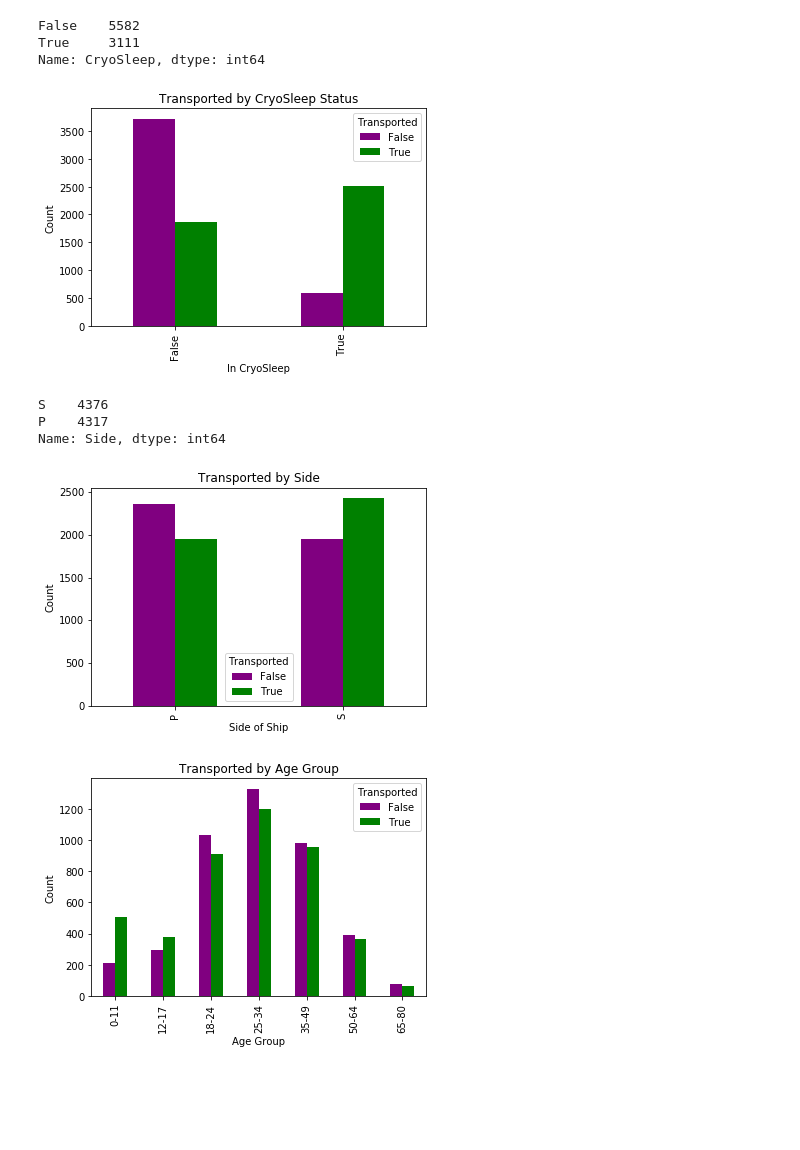
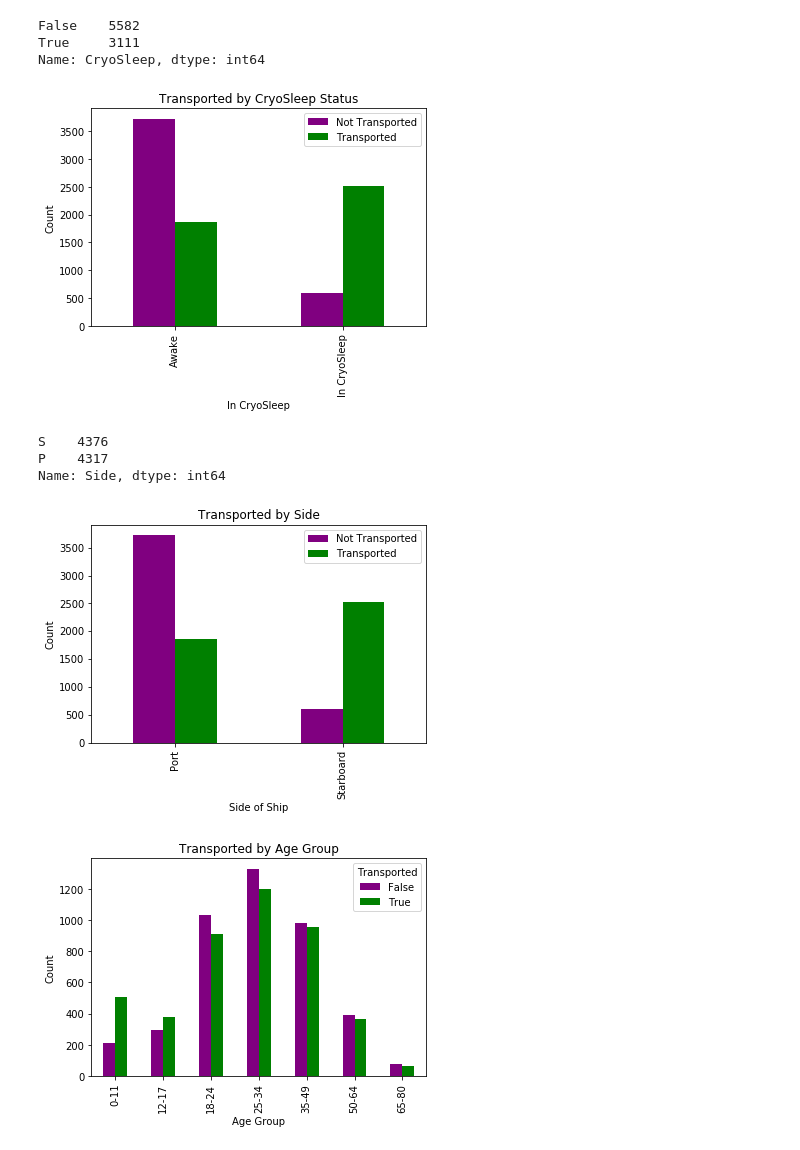
Before and after one commit to mibarraprado/-UofO_Data_AnalyticsBootcamp_Project_4, a Jupyter notebook: exploratory_analysis.ipynb, the cells around one changed output. Drawn from its saved outputs; the diff is of its cells as text; code cells hidden in the pictures; blank space fills up the shorter version.

Commit message:
update plots

```diff
--- a/exploratory_analysis.ipynb
+++ b/exploratory_analysis.ipynb
@@ -109,16 +109,24 @@ False    5582
 True     3111
 Name: CryoSleep, dtype: int64
 # %%
-# Plot CryoSleep
-titanic_df.groupby(['CryoSleep', 'Transported']).size().unstack().plot(kind='bar', stacked=False, color=["purple", "green"])
+grouped_df_cryosleep = titanic_df.groupby(['CryoSleep', 'Transported']).size().unstack()
+
+ax = grouped_df_cryosleep.plot(kind='bar', stacked=False, color=["purple", "green"])
+
+legend_labels = ['Not Transported', 'Transported']
+ax.legend(legend_labels)
+
+x_tick_labels = ['Awake', 'In CryoSleep']
+ax.set_xticklabels(x_tick_labels)
+
 plt.title("Transported by CryoSleep Status")
 plt.xlabel("In CryoSleep")
 plt.ylabel("Count")
 
 plt.savefig('byCryoSleep.jpg', bbox_inches='tight')
 plt.show()
 # %% [output]
-[figure, old version]
+[figure, new version]
 # %%
 titanic_df['Side'].value_counts()
 # %% [output]
@@ -127,7 +135,16 @@ P    4317
 Name: Side, dtype: int64
 # %%
 # Plot side
-titanic_df.groupby(['Side', 'Transported']).size().unstack().plot(kind='bar', stacked=False, color=["purple", "green"])
+grouped_df_side = titanic_df.groupby(['Side', 'Transported']).size().unstack()
+
+ax = grouped_df_cryosleep.plot(kind='bar', stacked=False, color=["purple", "green"])
+
+legend_labels = ['Not Transported', 'Transported']
+ax.legend(legend_labels)
+
+x_tick_labels = ['Port', 'Starboard']
+ax.set_xticklabels(x_tick_labels)
+
 plt.title("Transported by Side")
 plt.xlabel("Side of Ship")
 plt.ylabel("Count")
@@ -136,7 +153,7 @@ plt.savefig('bySide.jpg', bbox_inches='tight')
 
 plt.show()
 # %% [output]
-[figure, old version]
+[figure, new version]
 # %%
 # Plot Age
 age_bins = [0, 11, 17, 24, 34, 49, 64, 80]
```
Also changed, not shown: 4 other files.
